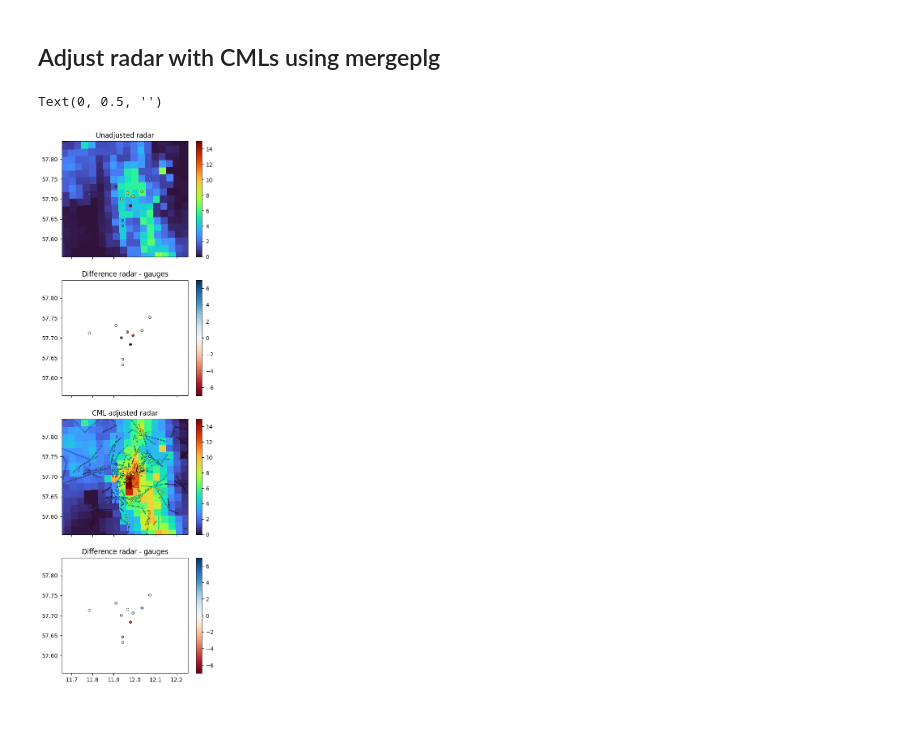
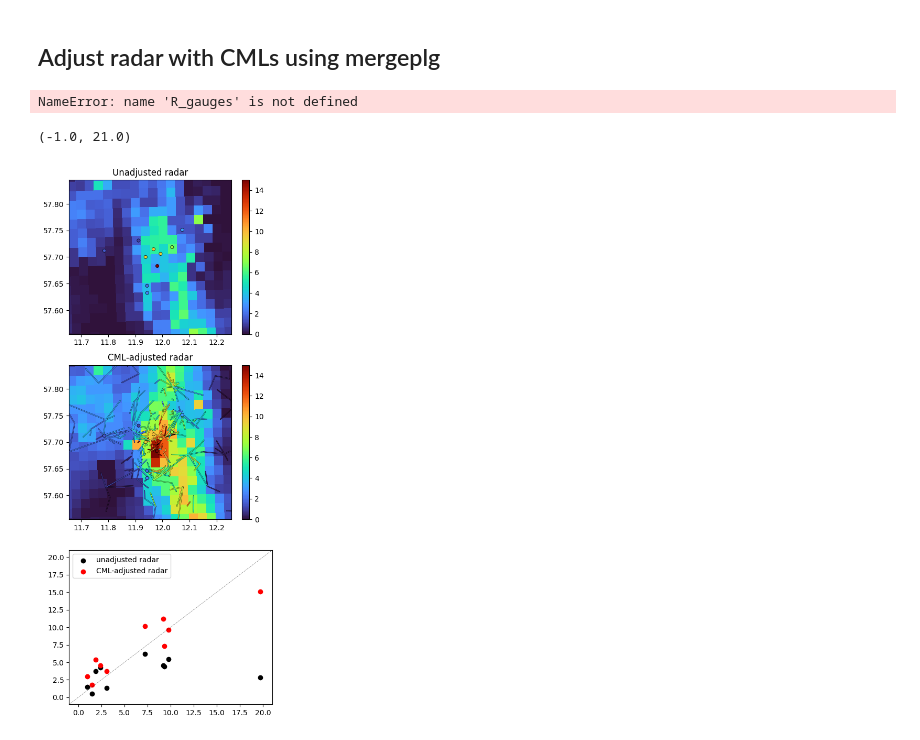
Before and after one commit to OpenSenseAction/OpenSenseAction.github.io, a Jupyter notebook: software-ecosystem/combined.ipynb, the cells around one changed output. Drawn from its saved outputs; the diff is of its cells as text; code cells hidden in the pictures.

Commit message:
adjusted combined workflow with updatedd Fig 7 for paper

```diff
--- a/software-ecosystem/combined.ipynb
+++ b/software-ecosystem/combined.ipynb
@@ -349,6 +349,23 @@ for cml_id in cml_ids_bad_indcorr.values:
 [figure]
 # %% [markdown]
 ## Adjust radar with CMLs using mergeplg
+# %%
+plt.scatter(
+    R_gauges.sel(time=t).data,
+    R_rad_at_gauge.data,
+    c='k',
+    label='raw radar'
+)
+plt.scatter(
+    R_gauges.sel(time=t).data,
+    R_adjusted_rad_at_gauge.data,
+    c='r',
+    label='adjusted radar'
+)
+plt.legend()
+plt.plot([0, 20], [0, 20], 'k:', linewidth=0.5)
+# %% [output]
+NameError: name 'R_gauges' is not defined
 # %%
 import mergeplg as mrg
 
@@ -390,57 +407,58 @@ R_adjusted_rad_at_gauge = grid_at_points(
     da_point_data=R_gauges.sel(time=t),
 )
 
 # Plotting the result
-fig, axs = plt.subplots(4, 1, figsize=(5, 17), sharex=True, sharey=True)
+fig, axs = plt.subplots(3, 1, figsize=(5, 13))
 vmin, vmax = 0, 15
 vmin_diff, vmax_diff = -7, 7
 
 plg.plot_map.plot_plg(
     da_grid=R_radar.sel(time=t),
     da_gauges=R_gauges.sel(time=t),
     vmin=vmin,
     vmax=vmax,
     ax=axs[0],
     kwargs_cmls_plot={"line_width": 1},
 )
 plg.plot_map.plot_plg(
-    #da_grid=R_radar.sel(time=t),
-    da_gauges=R_rad_at_gauge - R_gauges.sel(time=t),
-    vmin=vmin,
-    vmax=vmax,
-    cmap='Grays',
-    ax=axs[1],
-    kwargs_gauges_plot={'cmap': 'RdBu', 'vmin': vmin_diff, 'vmax': vmax_diff},
-)
-plg.plot_map.plot_plg(
+
     da_grid=R_grid_idw,
     da_cmls=R_cmls.sel(time=t),
     da_gauges=R_gauges.sel(time=t),
     kwargs_cmls_plot={"line_width": 1},
     vmin=vmin,
     vmax=vmax,
-    ax=axs[2],
+    ax=axs[1],
 )
-plg.plot_map.plot_plg(
-    #da_grid=R_grid_idw,
-    da_gauges=R_adjusted_rad_at_gauge - R_gauges.sel(time=t),
-    vmin=vmin,
-    vmax=vmax,
-    cmap='Grays',
-    ax=axs[3],
-    kwargs_gauges_plot={'cmap': 'RdBu', 'vmin': vmin_diff, 'vmax': vmax_diff},
-);
+axs[2].scatter(
+    R_gauges.sel(time=t).data,
+    R_rad_at_gauge.data,
+    c='k',
+    label='unadjusted radar'
+)
+axs[2].scatter(
+    R_gauges.sel(time=t).data,
+    R_adjusted_rad_at_gauge.data,
+    c='r',
+    label='CML-adjusted radar'
+)
+axs[2].legend()
+axs[2].plot([-2, 22], [-2, 22], 'k:', linewidth=0.5)
 
 axs[0].set_title('Unadjusted radar')
-axs[1].set_title('Difference radar - gauges')
-axs[2].set_title('CML adjusted radar')
-axs[3].set_title('Difference radar - gauges')
+axs[1].set_title('CML-adjusted radar')
+
 axs[0].set_xlim(11.655, 12.255)
 axs[0].set_ylim(57.555, 57.845)
+axs[1].set_xlim(11.655, 12.255)
+axs[1].set_ylim(57.555, 57.845)
 axs[0].set_xlabel('')
 axs[0].set_ylabel('')
-axs[2].set_xlabel('')
-axs[2].set_ylabel('')
+axs[1].set_xlabel('')
+axs[1].set_ylabel('')
+
+axs[2].set_xlim(-1, 21)
+axs[2].set_ylim(-1, 21)
 # %% [output]
-Text(0, 0.5, '')
+(-1.0, 21.0)
-[figure, old version]
+[figure, new version]
```
Also changed, not shown: parts of 1 cell of this notebook.
